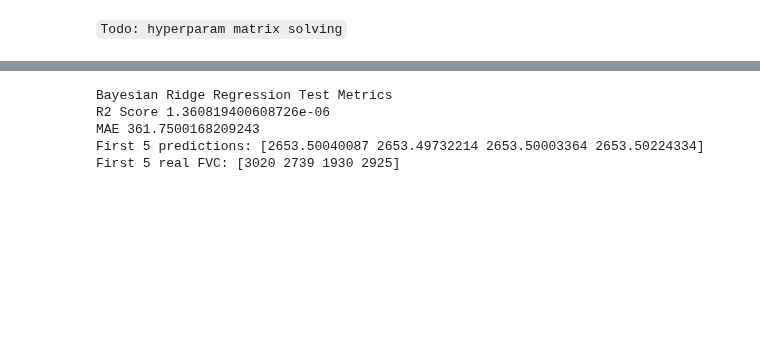
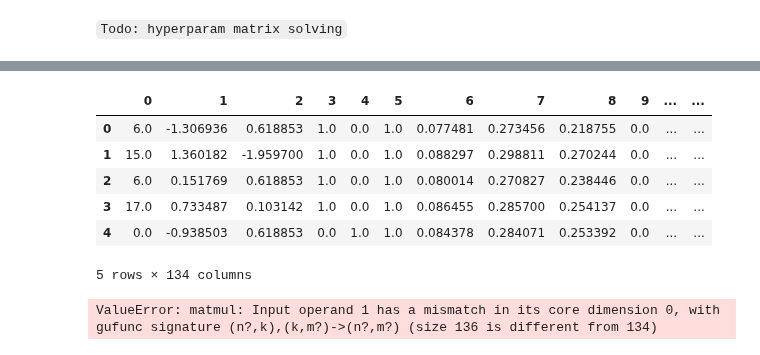
Before and after one commit to vdegenova/osic_kaggle, a Jupyter notebook: Regression Model.ipynb, the cells around one changed output, grey strips where cells are left out. Drawn from its saved outputs; the diff is of its cells as text; code cells hidden in the pictures; blank space fills up the shorter version.

Commit message:
[broken] Pipeline bug?

```diff
--- a/Regression Model.ipynb
+++ b/Regression Model.ipynb
@@ -88,7 +80,7 @@ class DataFrameSelector(BaseEstimator, TransformerMixin):
         return self
 
     def transform(self, X):
-        return X[self.attr].values
+        return X[self.attr]
 # %%
 # Make labels
 labels_df = train_df[["FVC", "Patient"]]
@@ -99,7 +91,7 @@ no_op_attrs = ["Weeks"]
 num_attrs = ["Percent", "Age"]
 cat_attrs = ["SmokingStatus", "Sex"]
 # After the join, the encoded CT columns have integer column labels
-encoded_attrs = [x for x in list(train_df) if type(x) == int]
+encoded_attrs = list(range(0, 128))
 
 # Define no-operation pipeline
 no_op_pipeline = Pipeline([
@@ -119,8 +111,7 @@ cat_pipeline = Pipeline([
     ('one_hot_encoder', OneHotEncoder()),
 ])
 
-# Encoded CT pipeline
-# Impute missing values but do not do additional scaling
+# Define encoded CT pipeline
 encoded_pipeline = Pipeline([
     ('selector', DataFrameSelector(encoded_attrs)),
     ('imputer', SimpleImputer(strategy="median")),
@@ -132,6 +123,16 @@ cleaning_pipeline = FeatureUnion(transformer_list=[
     ("cat_pipeline", cat_pipeline),
     ("encoded_pipeline", encoded_pipeline),
 ])
+
+#preprocessor = ColumnTransformer(
+    #transformers=[
+        #('num', numeric_transformer, numeric_features),
+        #('cat', categorical_transformer, categorical_features)])
+
+# Append classifier to preprocessing pipeline.
+# Now we have a full prediction pipeline.
+#clf = Pipeline(steps=[('preprocessor', preprocessor),
+                      #('classifier', LogisticRegression())])
 # %%
 # Prepare training data & convert to DataFrame
 X, y = cleaning_pipeline.fit_transform(train_df), train_df[['FVC']]
@@ -199,14 +187,3 @@ First 5 predictions: [2250.42927079 2158.61811321 2030.57005403 2097.10855768]
 First 5 real FVC: [2315 2214 2061 2144]
 # %% [markdown]
 `Todo: hyperparam matrix solving`
-# %%
-# Test DF was previously loaded
-# Process and reshape
-test_X, test_y = cleaning_pipeline.fit_transform(test_df), test_df[['FVC']]
-test_X = pd.DataFrame(test_X.todense())
-
-n_samples = len(test_X)
-test_y = test_y.values.reshape(n_samples, )
-
-# Save 5% of test set for validation
-test_X, val_X, test_y, val_y = train_test_split(test_X, test_y, test_size=0.05)
@@ -213,16 +201,35 @@ test_X, val_X, test_y, val_y = train_test_split(test_X, test_y, test_size=0.05)
+# %%
+# Prepare test data & convert to DataFrame
+X, y = cleaning_pipeline.fit_transform(test_df), test_df[['FVC']]
+X = pd.DataFrame(X.todense())
+
+# Reshape y
+n_samples = len(X)
+y = y.values.reshape(n_samples, )
+
+X.head()
+# Except after using the same pipeline, 134 cols instead of 136?
+# %% [output]
+|  | 0 | 1 | 2 | 3 | 4 | 5 | 6 | 7 | 8 | 9 | ... | ... |
+| 0 | 6.0 | -1.306936 | 0.618853 | 1.0 | 0.0 | 1.0 | 0.077481 | 0.273456 | 0.218755 | 0.0 | ... | ... |
+| 1 | 15.0 | 1.360182 | -1.959700 | 1.0 | 0.0 | 1.0 | 0.088297 | 0.298811 | 0.270244 | 0.0 | ... | ... |
+| 2 | 6.0 | 0.151769 | 0.618853 | 1.0 | 0.0 | 1.0 | 0.080014 | 0.270827 | 0.238446 | 0.0 | ... | ... |
+| 3 | 17.0 | 0.733487 | 0.103142 | 1.0 | 0.0 | 1.0 | 0.086455 | 0.285700 | 0.254137 | 0.0 | ... | ... |
+| 4 | 0.0 | -0.938503 | 0.618853 | 0.0 | 1.0 | 1.0 | 0.084378 | 0.284071 | 0.253392 | 0.0 | ... | ... |
+5 rows × 134 columns
 # %%
-# Calculate test accuracy
-regr = BayesianRidge()
-regr.fit(test_X.values, test_y)
-test_y_pred = regr.predict(test_X)
+# Calculate test accuracy of trained regressors
+br_test_y_pred = br_regr.predict(test_X.values)
+tree_test_y_pred = tree_regr.predict(test_X.values)
 
 print("Bayesian Ridge Regression Test Metrics")
-print(f"R2 Score {r2_score(test_y, test_y_pred)} \nMAE {mean_absolute_error(test_y, test_y_pred)} ")
-print(f"First 5 predictions: {test_y_pred[:4]}")
+print(f"R2 Score {r2_score(test_y, br_test_y_pred)} \nMAE {mean_absolute_error(test_y, br_test_y_pred)} ")
+print(f"First 5 predictions: {br_test_y_pred[:4]}")
 print(f"First 5 real FVC: {test_y[:4]}")
+
+print("Decision Tree Regression Training Metrics")
+print(f"R2 Score {r2_score(y, tree_test_y_pred)} \nMAE {mean_absolute_error(y, tree_test_y_pred)} ")
+print(f"First 5 predictions: {tree_test_y_pred[:4]}")
+print(f"First 5 real FVC: {y[:4]}")
 # %% [output]
-Bayesian Ridge Regression Test Metrics
-R2 Score 1.360819400608726e-06
-MAE 361.7500168209243
-First 5 predictions: [2653.50040087 2653.49732214 2653.50003364 2653.50224334]
-First 5 real FVC: [3020 2739 1930 2925]
+ValueError: matmul: Input operand 1 has a mismatch in its core dimension 0, with gufunc signature (n?,k),(k,m?)->(n?,m?) (size 136 is different from 134)
```
Also changed, not shown: parts of 9 cells of this notebook.
